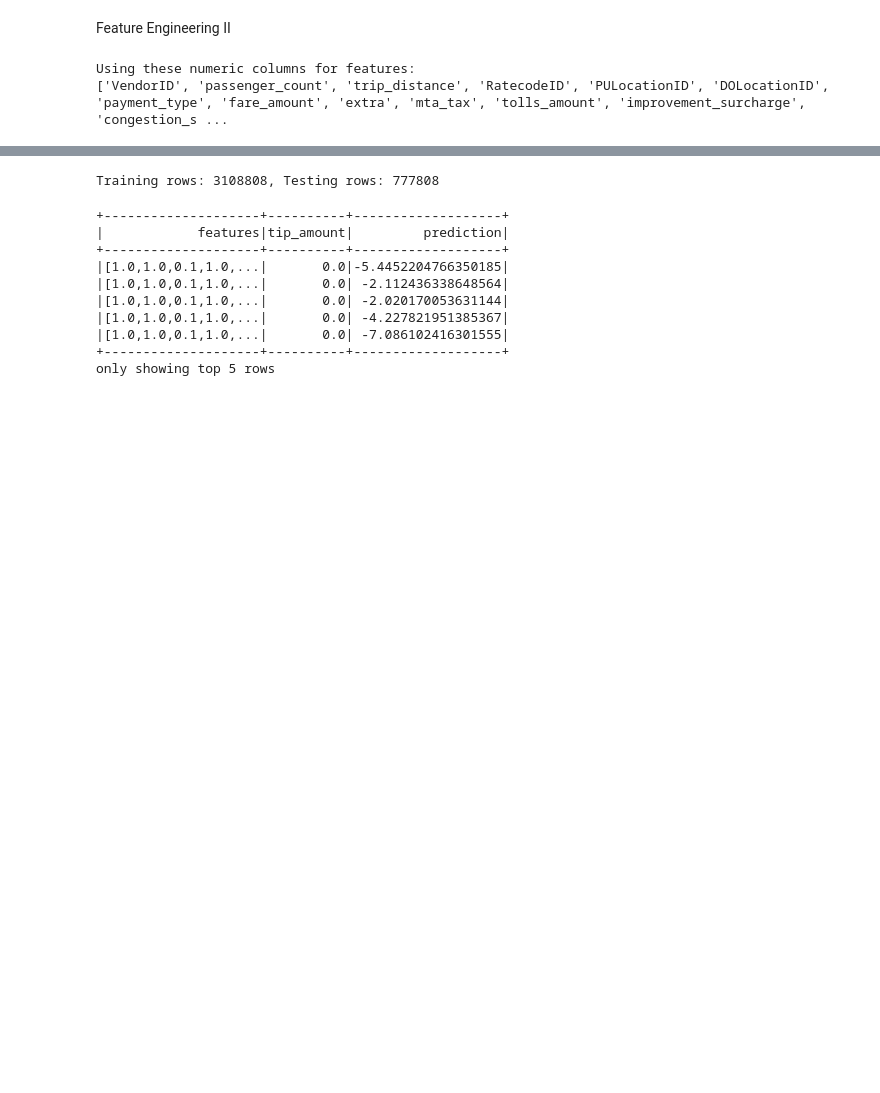
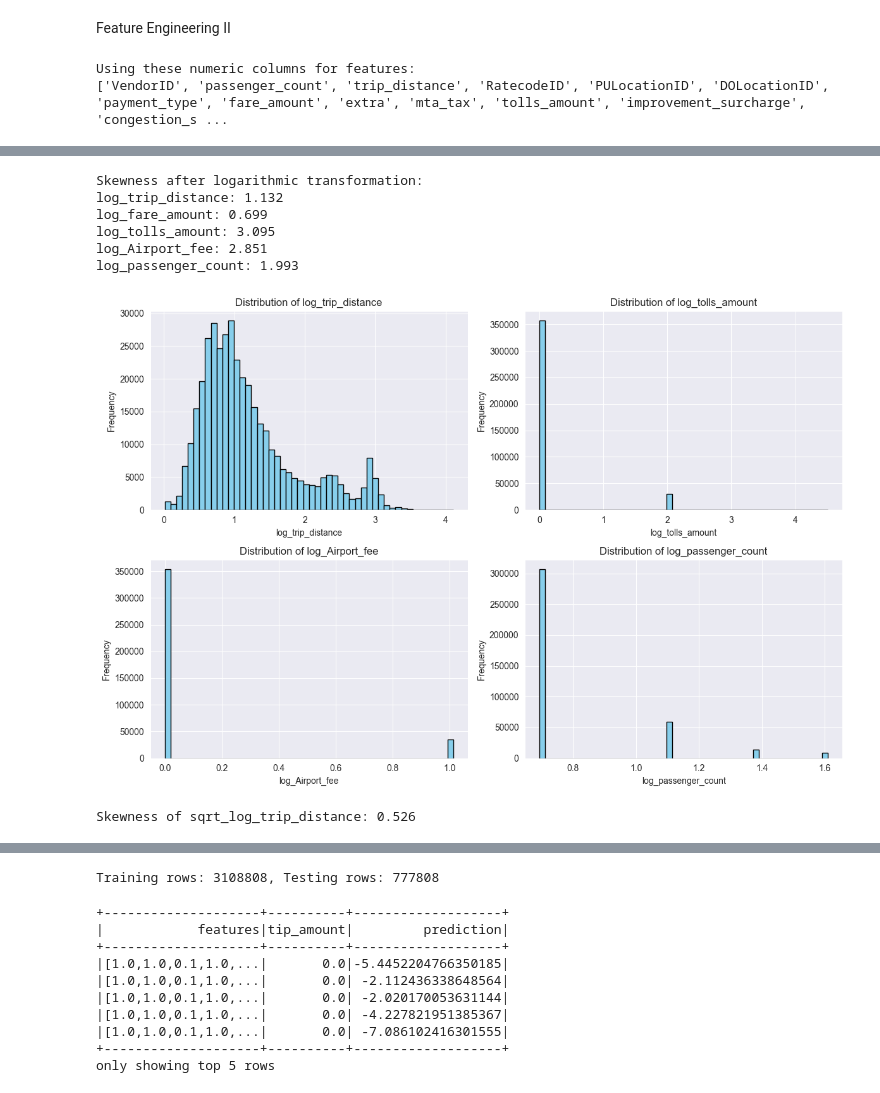
Before and after one commit to ishanka020/NYC_Taxi_Trip_Data_Analysis, a Jupyter notebook: research/member4_tip_model.ipynb, the cells around one changed output, grey strips where cells are left out. Cells and saved outputs as stored; diff of their text form; code cells hidden in the pictures; blank space fills up the shorter version.

Commit message:
Add transformation techniques

```diff
--- a/research/member4_tip_model.ipynb
+++ b/research/member4_tip_model.ipynb
@@ -182,0 +263,61 @@ Using these numeric columns for features:
+# %%
+from pyspark.sql.functions import skewness
+
+# List of log-transformed columns
+log_cols = [
+    "log_trip_distance",
+    "log_fare_amount",
+    "log_tolls_amount",
+    "log_Airport_fee",
+    "log_passenger_count"
+]
+
+# Compute skewness for each
+print("Skewness after logarithmic transformation:")
+for col in log_cols:
+    skew_val = filtered_df.select(skewness(col)).first()[0]
+    print(f"{col}: {skew_val:.3f}")
+# %% [output]
+Skewness after logarithmic transformation:
+log_trip_distance: 1.132
+log_fare_amount: 0.699
+log_tolls_amount: 3.095
+log_Airport_fee: 2.851
+log_passenger_count: 1.993
+# %%
+import matplotlib.pyplot as plt
+
+# Convert filtered_df to Pandas (sample for plotting if dataset is large)
+sample_df = filtered_df.select(
+    "log_trip_distance",
+    "log_tolls_amount",
+    "log_Airport_fee",
+    "log_passenger_count"
+).sample(fraction=0.1, seed=42).toPandas()
+
+# Set up plots
+plt.figure(figsize=(12, 8))
+cols_to_plot = sample_df.columns
+for i, col in enumerate(cols_to_plot, 1):
+    plt.subplot(2, 2, i)
+    plt.hist(sample_df[col], bins=50, color='skyblue', edgecolor='black')
+    plt.title(f'Distribution of {col}')
+    plt.xlabel(col)
+    plt.ylabel('Frequency')
+
+plt.tight_layout()
+plt.show()
+# %% [output]
+[figure, added]
+# %%
+from pyspark.sql.functions import sqrt, col
+from pyspark.sql.functions import skewness
+
+# Apply square root transformation on 'log_trip_distance'
+filtered_df = filtered_df.withColumn('sqrt_log_trip_distance', sqrt(col('log_trip_distance')))
+
+# Calculate skewness of the transformed column
+skew_val = filtered_df.select(skewness('sqrt_log_trip_distance')).first()[0]
+print(f"Skewness of sqrt_log_trip_distance: {skew_val:.3f}")
+# %% [output]
+Skewness of sqrt_log_trip_distance: 0.526
```
Also changed, not shown: parts of 10 cells of this notebook.
